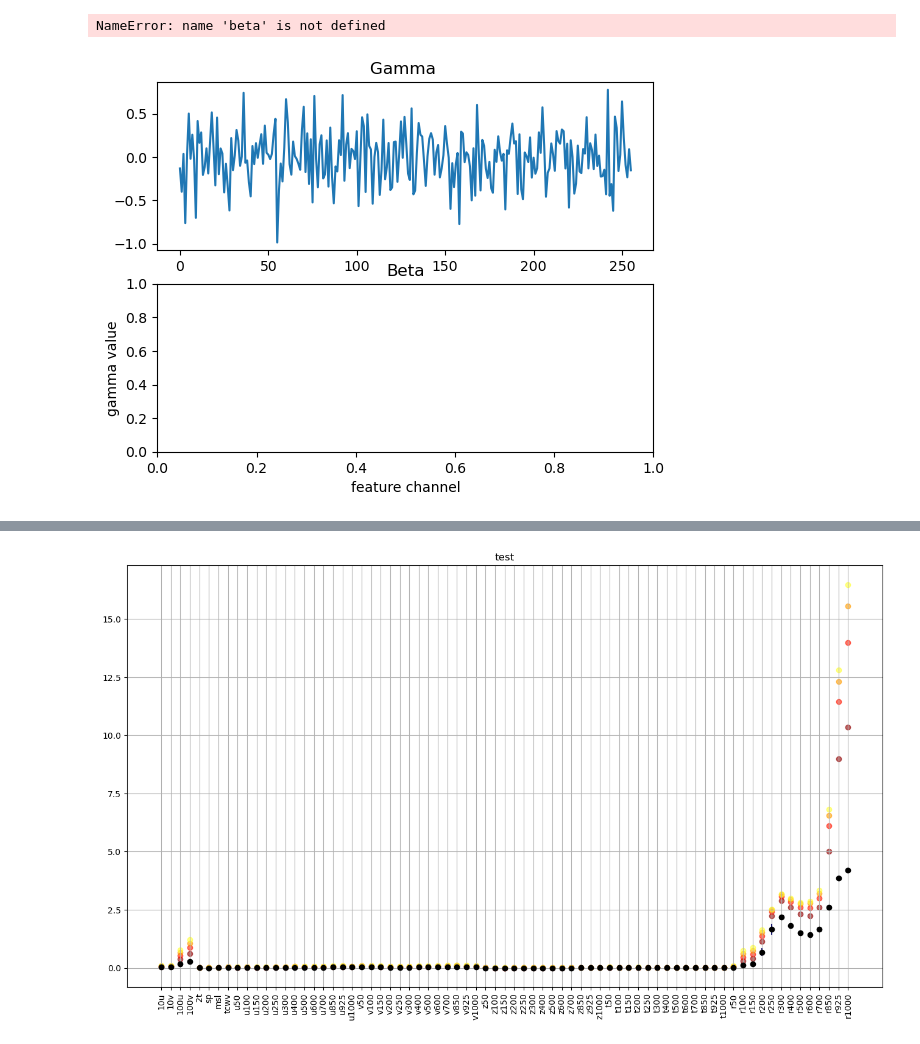
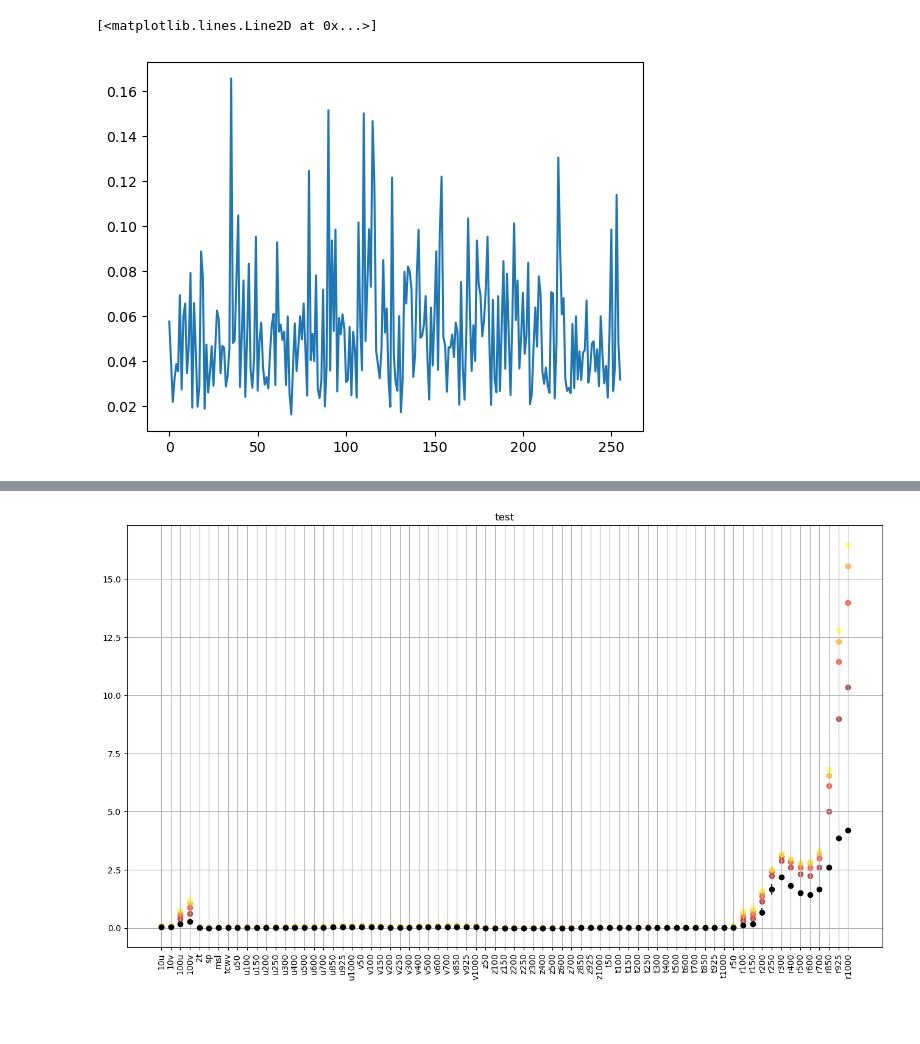
Before and after one commit to Slusny/Modulated-Spherical-Fourier-Neural-Operator, a Jupyter notebook: Visualization.ipynb, the cells around one changed output, grey strips where cells are left out. Drawn from its saved outputs; the diff is of its cells as text; code cells hidden in the pictures; blank space fills up the shorter version.

```diff
--- a/Visualization.ipynb
+++ b/Visualization.ipynb
@@ -14,11 +40,13 @@ gamma = np.load(os.path.join(cp_path,"gamma_1000.npy"))
+# %%
+plt.plot(gamms_std)
+# %% [output]
+[<matplotlib.lines.Line2D at 0x...>]
+[figure, added]
 # %%
-fig, ax = plt.subplots(2)
-ax[0].set_title("Gamma ")
-ax[1].set_title("Beta")
-plt.xlabel("feature channel")
-plt.ylabel("gamma value")
-ax[0].plot(gamma)
-# ax[1].plot(beta)
+# fig, ax = plt.subplots(2)
+# ax[0].set_title("Gamma ")
+# ax[1].set_title("Beta")
+# plt.xlabel("feature channel")
+# plt.ylabel("gamma value")
+# ax[0].plot(gamma)
+# # ax[1].plot(beta)
-# %% [output]
-NameError: name 'beta' is not defined
-[figure, removed]
```
Also changed, not shown: parts of 8 cells of this notebook, 2 other files.
